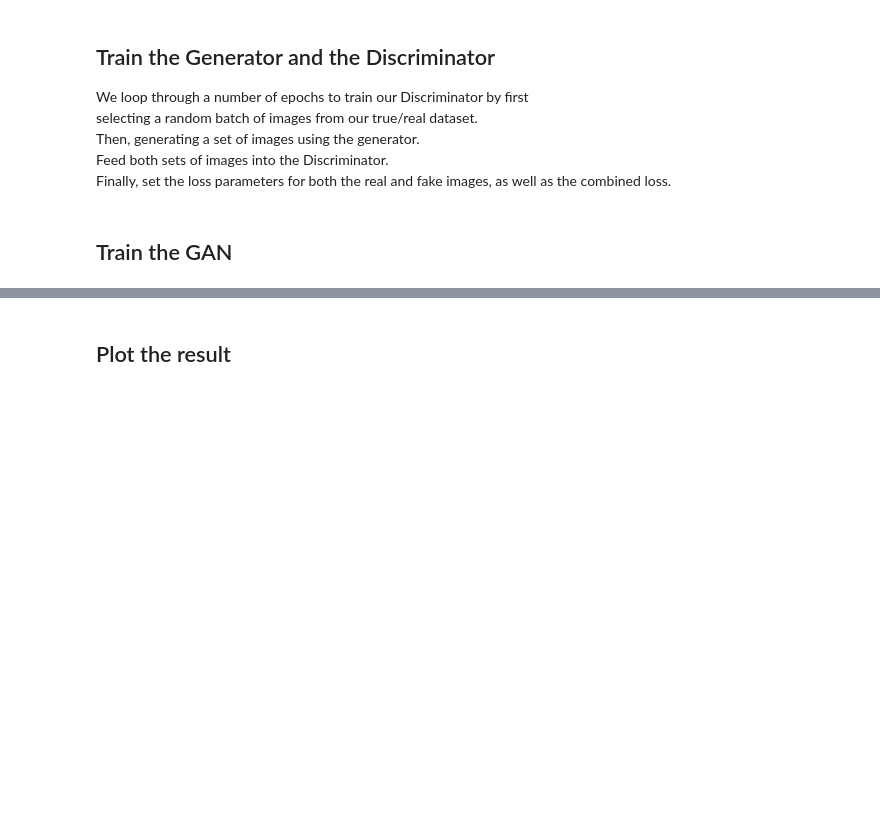
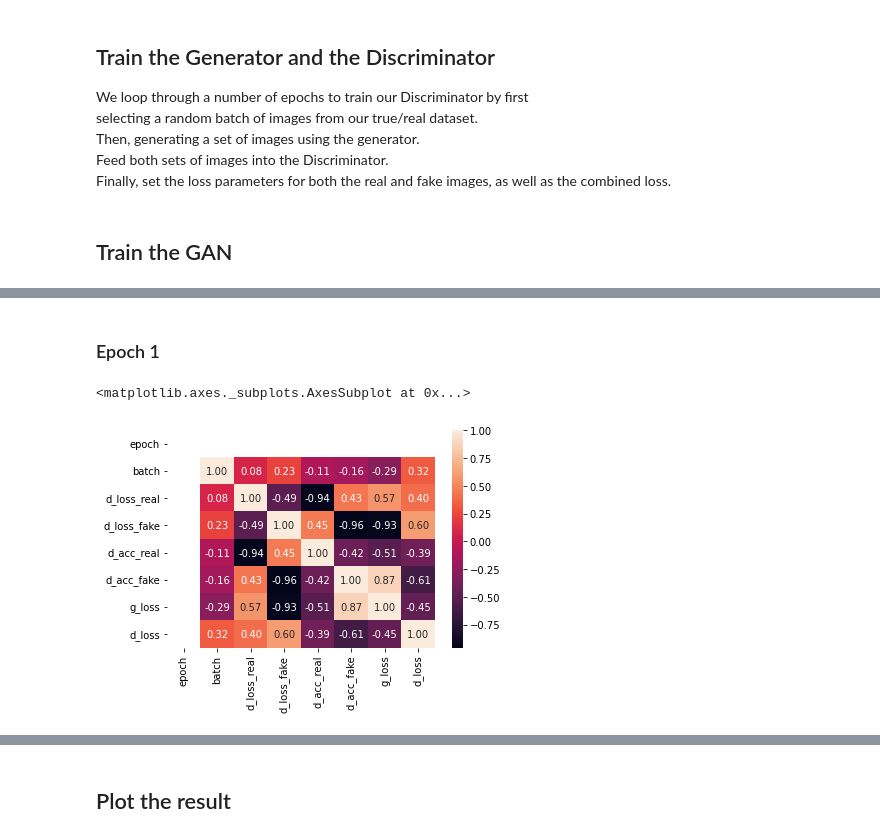
Before and after one commit to dodonas/DL_Final_Project_GAN, a Jupyter notebook: DL_FINAL_PROJECT_Conditional_GAN.ipynb, the cells around one changed output, grey strips where cells are left out. Saved outputs shown, nothing was run; the diff lists cells and outputs as text; code cells hidden in the pictures; blank space fills up the shorter version.

```diff
--- a/DL_FINAL_PROJECT_Conditional_GAN.ipynb
+++ b/DL_FINAL_PROJECT_Conditional_GAN.ipynb
@@ -337,5 +338,5 @@ dataset = trainX.astype('float32')
 # scale from [0,255] to [-1,1] - TanH
 dataset = (dataset - 127.5) / 127.5
 # train model
-train(generator, discriminator, gan, dataset, latent_dim, NUMBER_OF_EPOCHS)
+train_data = train(generator, discriminator, gan, dataset, latent_dim, NUMBER_OF_EPOCHS)
 # %% [output]
@@ -358,0 +378,8 @@ WARNING:tensorflow:Compiled the loaded model, but the compiled metrics have yet
+# %% [markdown]
+### Epoch 1
+# %%
+epoch_1 = train_data.loc[train_data['epoch'] == 1]
+sns.heatmap(epoch_1.corr(), annot=True, fmt=".2f")
+# %% [output]
+<matplotlib.axes._subplots.AxesSubplot at 0x...>
+[figure, added]
```
Also changed, not shown: parts of 15 cells of this notebook.
